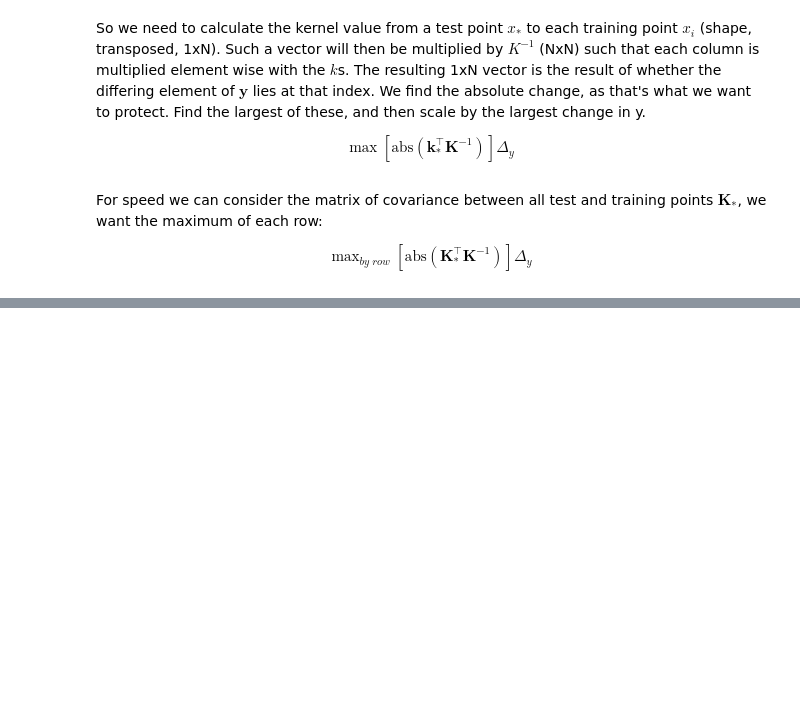
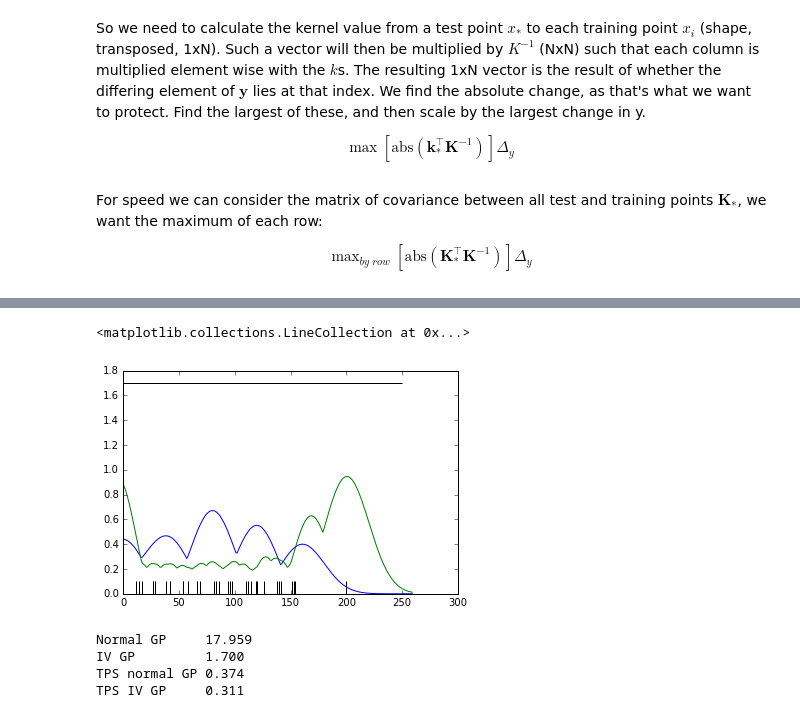
Before and after one commit to lionfish0/dp, a Jupyter notebook: Improved Bound Constraint differing across domain.ipynb, the cells around one changed output, grey strips where cells are left out. Drawn from its saved outputs; the diff is of its cells as text; code cells hidden in the pictures; blank space fills up the shorter version.

```diff
--- a/Improved Bound Constraint differing across domain.ipynb
+++ b/Improved Bound Constraint differing across domain.ipynb
@@ -29,0 +125,4 @@ $$\text{max}_{by\;row} \; \left[ \text{abs} \left(\mathbf{K}_*^{\top} \mathbf{K}
+# %%
+X = np.hstack([200,X])
+Y = np.hstack([10,Y])
+test_cov, normal_msense, pseudo_msense, normal_peroutput_msense, pseudo_peroutput_msense, normal_mu, pseudo_mu, K_normal, K_pseudo = dp4gp.get_noise_scale(Y,test_inputs,X,pseudo_inputs,lengthscales,sigma,calc_normal=True)
@@ -29,0 +138,18 @@ $$\text{max}_{by\;row} \; \left[ \text{abs} \left(\mathbf{K}_*^{\top} \mathbf{K}
+# %%
+plt.plot(test_inputs,pseudo_peroutput_msense)
+plt.plot(test_inputs,normal_peroutput_msense)
+plt.vlines(X,0,0.1)
+plt.hlines(pseudo_msense,0,250)
+# %% [output]
+<matplotlib.collections.LineCollection at 0x...>
+[figure, added]
+# %%
+print("Normal GP     %03.3f" % normal_msense)
+print("IV GP         %3.3f" % pseudo_msense)
+print("TPS normal GP %3.3f" % np.mean(normal_peroutput_msense))
+print("TPS IV GP     %3.3f" % np.mean(pseudo_peroutput_msense))
+# %% [output]
+Normal GP     17.959
+IV GP         1.700
+TPS normal GP 0.374
+TPS IV GP     0.311
```
Also changed, not shown: parts of 15 cells of this notebook, 3 other files.
